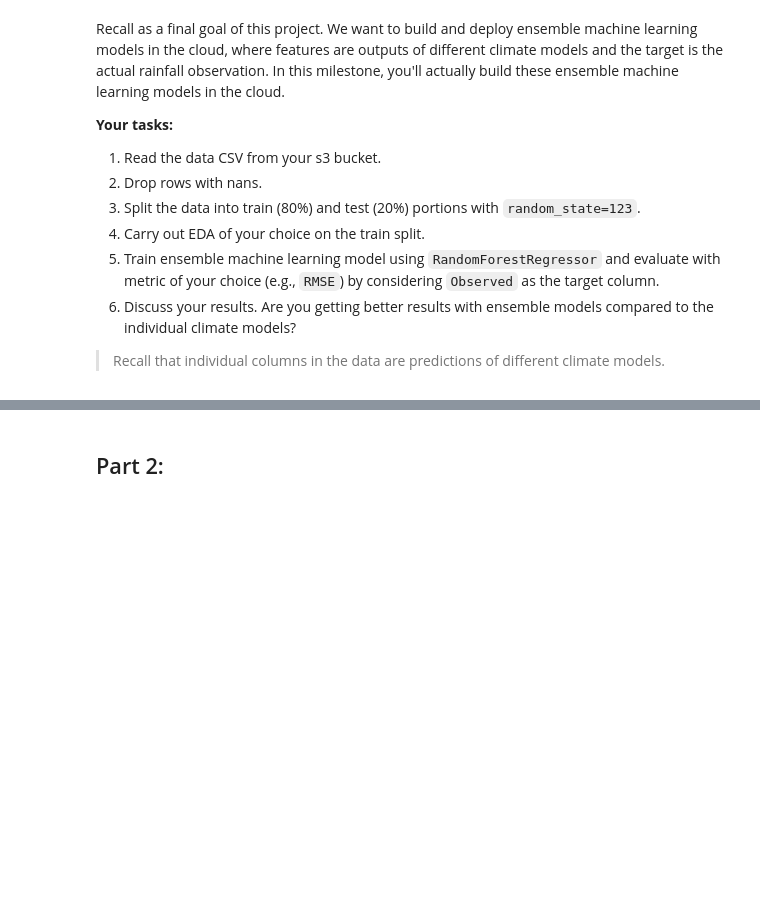
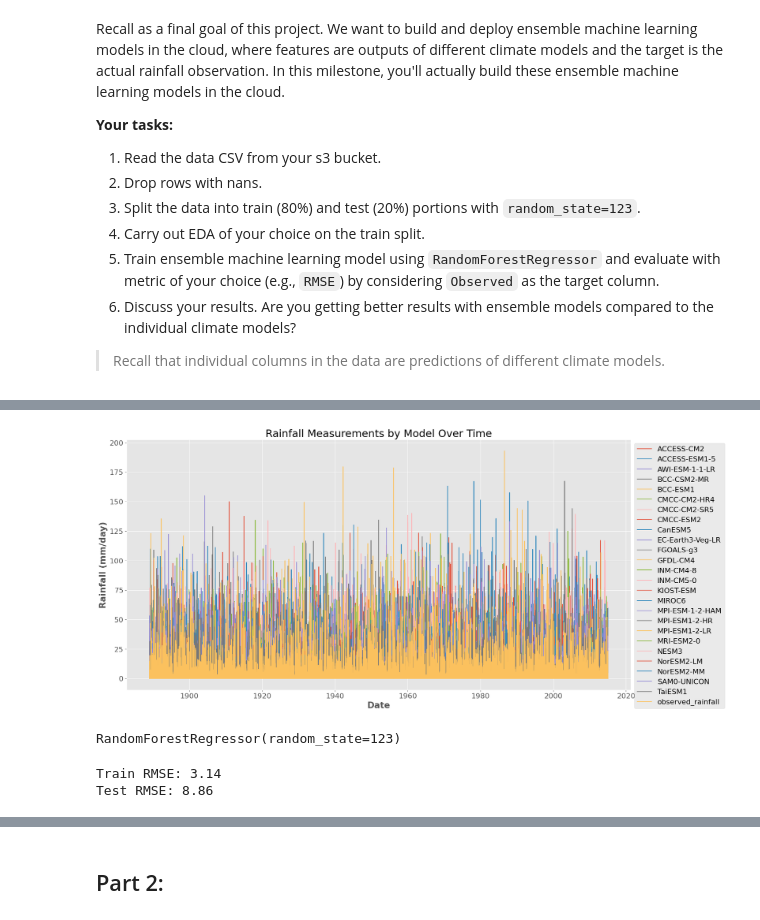
Before and after one commit to UBC-MDS/DSCI_525_Group_8, a Jupyter notebook: milestone3/Milestone3-task3.ipynb, the cells around one changed output, grey strips where cells are left out. Drawn from its saved outputs; the diff is of its cells as text; code cells hidden in the pictures; blank space fills up the shorter version.

Commit message:
EDA, build, test, and save ensemble model

```diff
--- a/milestone3/Milestone3-task3.ipynb
+++ b/milestone3/Milestone3-task3.ipynb
@@ -41,6 +41,17 @@ Recall as a final goal of this project. We want to build and deploy ensemble mac
 ## or pass credentials explicitly and pass as storage_options=aws_credentials (not a good idea)
 # aws_credentials = {"key": "","secret": "","token":""}
 # replace with s3 path to your data
-df = pd.read_csv("s3://xxxx/output/ml_data_SYD.csv", index_col=0, parse_dates=True)
+
+aws_credentials ={"key": "key",
+                  "secret": "secret",
+                  "token":"token"}
+
+# Step 1: Read data
+df = pd.read_csv("s3://mds-s3-8-mehwish/output/ml_data_SYD.csv", index_col=0, parse_dates=True, storage_options=aws_credentials)
 # %%
 ## Use your ML skills to get from step 1 to step 6
+# %%
+# Step 2: Drop rows with NaNs
+print("Shape before dropping nan rows:", df.shape)
+df = df.dropna()
+print("Shape after dropping nan rows:", df.shape)
@@ -46,0 +61,6 @@ df = pd.read_csv("s3://xxxx/output/ml_data_SYD.csv", index_col=0, parse_dates=Tr
+# %%
+# Step 3: Split data into train and test
+train_df, test_df = train_test_split(df, test_size=0.2, random_state=123)
+
+print("Train shape:", train_df.shape)
+print("Test shape:", test_df.shape)
@@ -46,0 +70,9 @@ df = pd.read_csv("s3://xxxx/output/ml_data_SYD.csv", index_col=0, parse_dates=Tr
+# %%
+# Convert index to datetime format
+train_df.index = pd.to_datetime(train_df.index)
+
+# Sort index by date
+train_df = train_df.sort_index()
+
+# Overview of data
+train_df.head()
@@ -46,0 +102,33 @@ df = pd.read_csv("s3://xxxx/output/ml_data_SYD.csv", index_col=0, parse_dates=Tr
+# %%
+# Step 4: EDA - Plot rainfall data over time per model
+plt.figure(figsize=(20, 10))
+for column in train_df.columns:
+    plt.plot(train_df.index, train_df[column], label=column)
+plt.xlabel('Date')
+plt.ylabel('Rainfall (mm/day)')
+plt.legend(bbox_to_anchor=(1, 1), loc='upper left')
+plt.title('Rainfall Measurements by Model Over Time')
+plt.show()
+# %% [output]
+[figure, added]
+# %%
+# Step 5: Train ensemble model
+
+# Split X from y
+X_train = train_df.drop(columns=['observed_rainfall'])
+y_train = train_df['observed_rainfall']
+X_test = test_df.drop(columns=['observed_rainfall'])
+y_test = test_df['observed_rainfall']
+
+# Train random forest model
+rf_model = RandomForestRegressor(random_state=123)
+rf_model.fit(X_train, y_train)
+# %% [output]
+RandomForestRegressor(random_state=123)
+# %%
+# Show RMSE score of ensemble model
+print(f"Train RMSE: {mean_squared_error(y_train, rf_model.predict(X_train), squared=False):.2f}")
+print(f"Test RMSE: {mean_squared_error(y_test, rf_model.predict(X_test), squared=False):.2f}")
+# %% [output]
+Train RMSE: 3.14
+Test RMSE: 8.86
```
Also changed, not shown: parts of 10 cells of this notebook.
